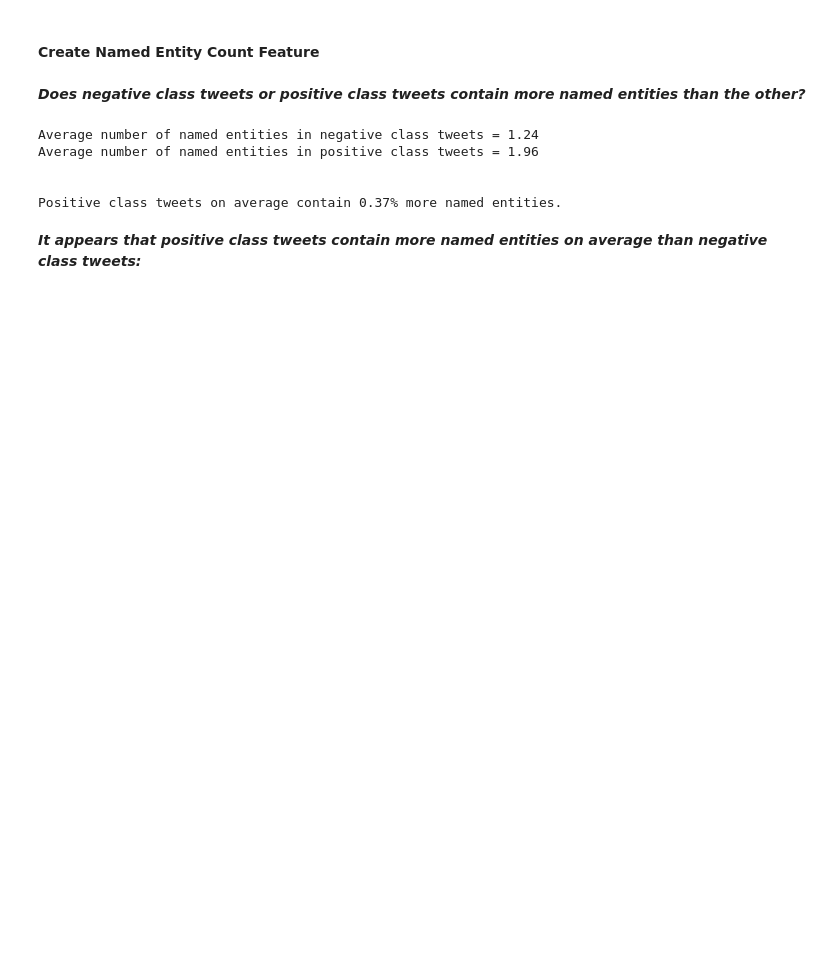
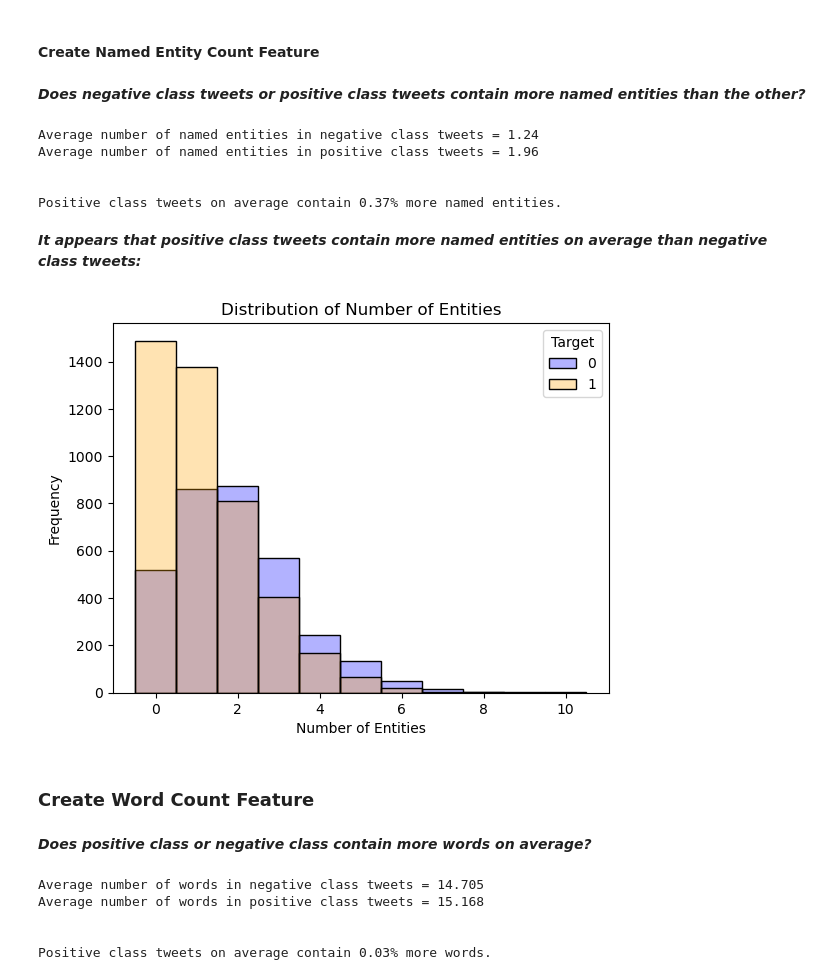
Before and after one commit to kristopher-smith/RNN_Disaster-Tweets, a Jupyter notebook: rnn-for-disaster-tweet-classification.ipynb, the cells around one changed output. Cells and saved outputs as stored; diff of their text form; code cells hidden in the pictures; blank space fills up the shorter version.

Commit message:
Kaggle Notebook | RNN for Disaster Tweet Classification | Version 8

```diff
--- a/rnn-for-disaster-tweet-classification.ipynb
+++ b/rnn-for-disaster-tweet-classification.ipynb
@@ -248,3 +256,18 @@ Average number of named entities in positive class tweets = 1.96
 Positive class tweets on average contain 0.37% more named entities.
 # %% [markdown]
 ***It appears that positive class tweets contain more named entities on average than negative class tweets:***
+# %%
+pos, neg = df_train[df_train['target']==1], df_train[df_train['target']==0]
+
+sns.histplot(data=pos, x='num_entities', discrete=True, multiple="stack", alpha=0.3, color='blue')
+sns.histplot(data=neg, x='num_entities', discrete=True, multiple="stack", alpha=0.3, color='orange')
+
+plt.title('Distribution of Number of Entities')
+plt.xlabel('Number of Entities')
+plt.ylabel('Frequency')
+plt.legend(title='Target', labels=['0', '1'])
+plt.show()
+# %% [output]
+[figure, added]
+# %% [markdown]
+### Create Word Count Feature
@@ -250,0 +277,13 @@ Positive class tweets on average contain 0.37% more named entities.
+# %% [markdown]
+***Does positive class or negative class contain more words on average?***
+# %%
+print(f"Average number of words in negative class tweets = {round(df_train[df_train['target']==0]['word_count'].mean(), 3)}")
+print(f"Average number of words in positive class tweets = {round(df_train[df_train['target']==1]['word_count'].mean(), 3)}")
+print('\n')
+print(f"Positive class tweets on average contain {round(1-(round(df_train[df_train['target']==0]['word_count'].mean(), 3)/round(df_train[df_train['target']==1]['word_count'].mean(), 3)), 2)}% more words.")
+# %% [output]
+Average number of words in negative class tweets = 14.705
+Average number of words in positive class tweets = 15.168
+
+
+Positive class tweets on average contain 0.03% more words.
```
Also changed, not shown: parts of 6 cells of this notebook.
